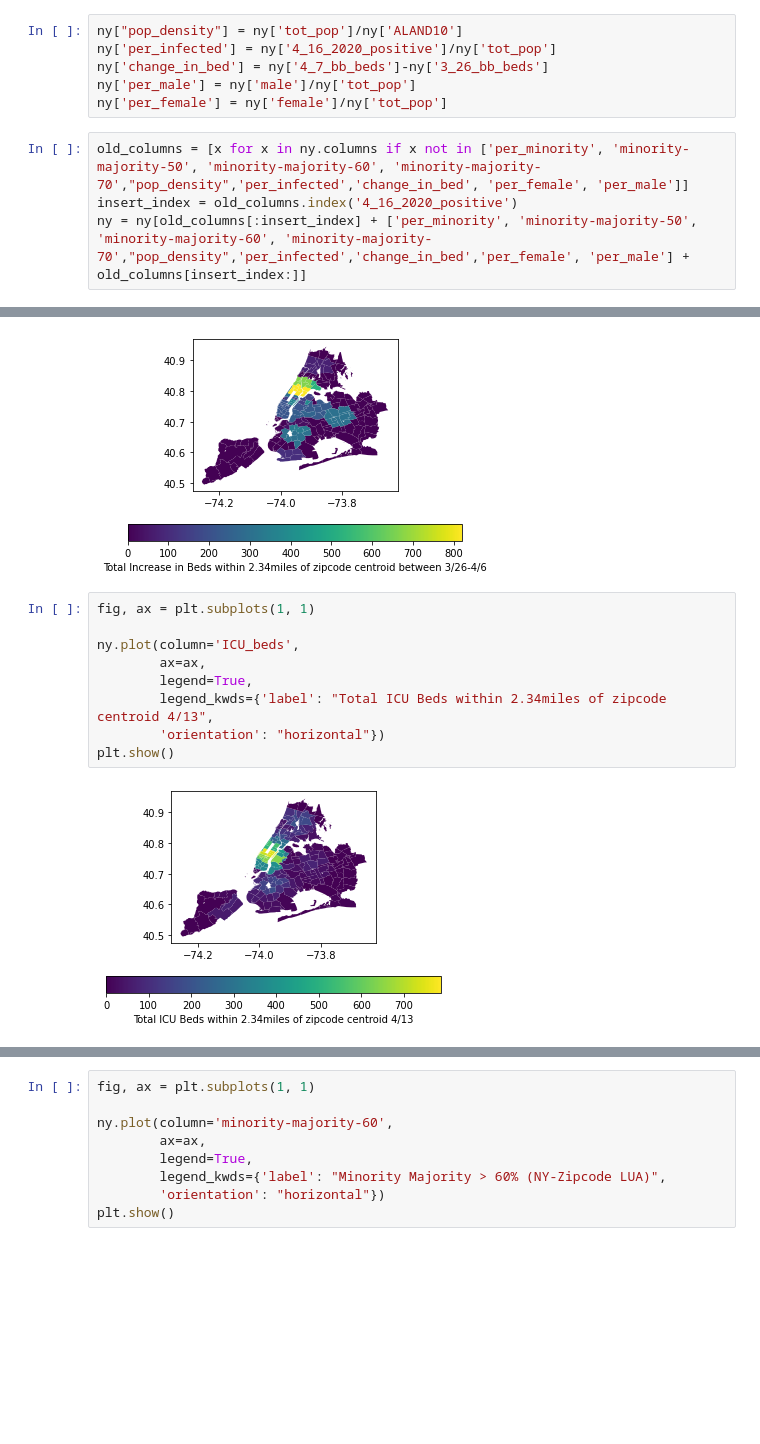
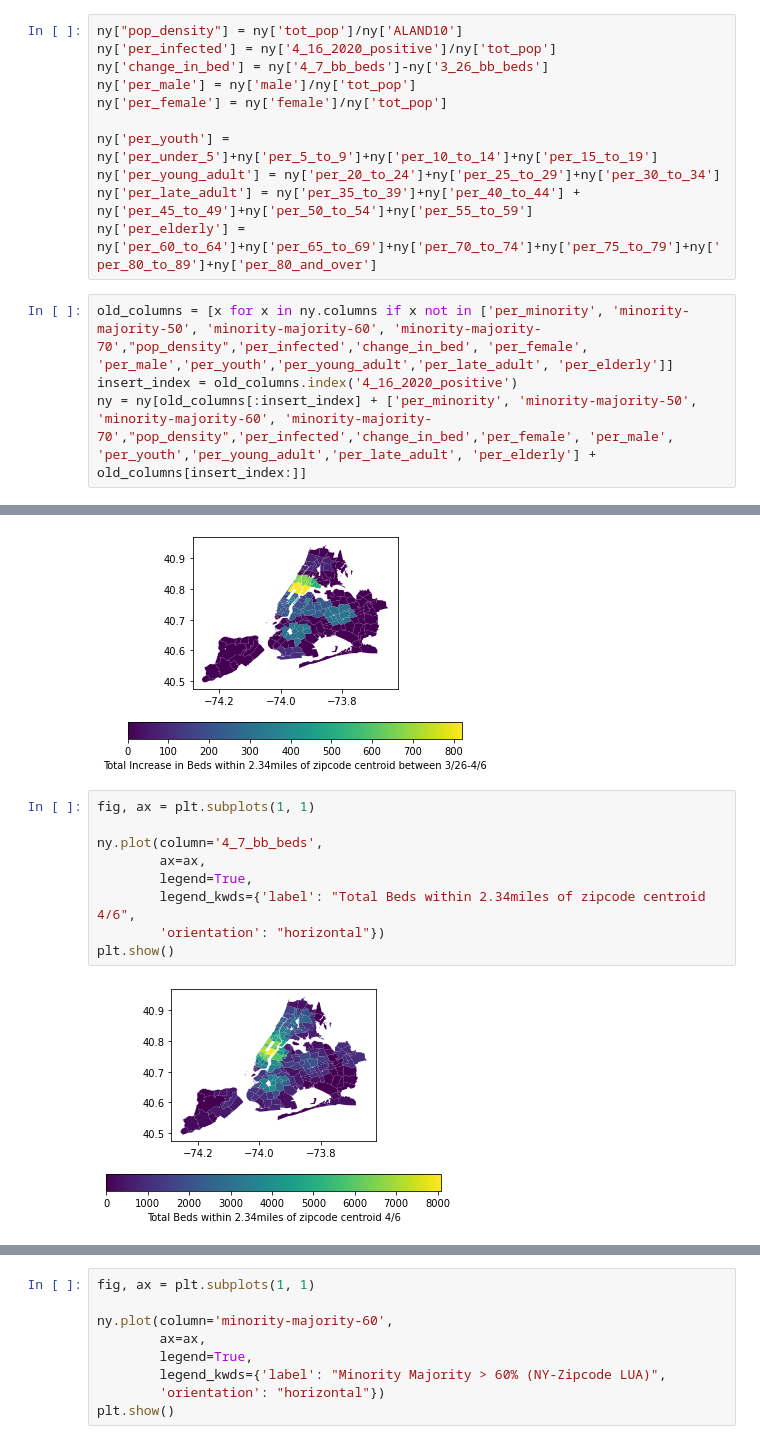
Before and after one commit to abechtel31/CPSC392-Final, a Jupyter notebook: covid.ipynb, the cells around one changed output, grey strips where cells are left out. Saved outputs shown, nothing was run; the diff lists cells and outputs as text; blank space fills up the shorter version.

```diff
--- a/covid.ipynb
+++ b/covid.ipynb
@@ -110,10 +112,15 @@ ny['per_infected'] = ny['4_16_2020_positive']/ny['tot_pop']
 ny['change_in_bed'] = ny['4_7_bb_beds']-ny['3_26_bb_beds']
 ny['per_male'] = ny['male']/ny['tot_pop']
 ny['per_female'] = ny['female']/ny['tot_pop']
+
+ny['per_youth'] = ny['per_under_5']+ny['per_5_to_9']+ny['per_10_to_14']+ny['per_15_to_19']
+ny['per_young_adult'] = ny['per_20_to_24']+ny['per_25_to_29']+ny['per_30_to_34']
+ny['per_late_adult'] = ny['per_35_to_39']+ny['per_40_to_44'] + ny['per_45_to_49']+ny['per_50_to_54']+ny['per_55_to_59']
+ny['per_elderly'] = ny['per_60_to_64']+ny['per_65_to_69']+ny['per_70_to_74']+ny['per_75_to_79']+ny['per_80_to_89']+ny['per_80_and_over']
 # %%
-old_columns = [x for x in ny.columns if x not in ['per_minority', 'minority-majority-50', 'minority-majority-60', 'minority-majority-70',"pop_density",'per_infected','change_in_bed', 'per_female', 'per_male']]
+old_columns = [x for x in ny.columns if x not in ['per_minority', 'minority-majority-50', 'minority-majority-60', 'minority-majority-70',"pop_density",'per_infected','change_in_bed', 'per_female', 'per_male','per_youth','per_young_adult','per_late_adult', 'per_elderly']]
 insert_index = old_columns.index('4_16_2020_positive')
-ny = ny[old_columns[:insert_index] + ['per_minority', 'minority-majority-50', 'minority-majority-60', 'minority-majority-70',"pop_density",'per_infected','change_in_bed','per_female', 'per_male'] + old_columns[insert_index:]]
+ny = ny[old_columns[:insert_index] + ['per_minority', 'minority-majority-50', 'minority-majority-60', 'minority-majority-70',"pop_density",'per_infected','change_in_bed','per_female', 'per_male', 'per_youth','per_young_adult','per_late_adult', 'per_elderly'] + old_columns[insert_index:]]
 # %%
 ny.head()
 # %% [output]
@@ -824,14 +795,14 @@ plt.show()
 # %%
 fig, ax = plt.subplots(1, 1)
 
-ny.plot(column='ICU_beds',
+ny.plot(column='4_7_bb_beds',
         ax=ax,
         legend=True,
-        legend_kwds={'label': "Total ICU Beds within 2.34miles of zipcode centroid 4/13",
+        legend_kwds={'label': "Total Beds within 2.34miles of zipcode centroid 4/6",
         'orientation': "horizontal"})
 plt.show()
 # %% [output]
-[figure, old version]
+[figure, new version]
 # %%
 (ggplot(ny, aes(x='4_3_2020_positive_rate', y='change_in_bed', color= 'change_in_bed'))+ geom_point()+theme_minimal()+ ggtitle("COVID cases 4-03-2020 versus Bed Increase 4-06")+ xlab("COVID positive rate 4-3")+ylab("Increase in Beds"))
 # %% [output]
```
Also changed, not shown: parts of 64 cells of this notebook, 2 other files.
